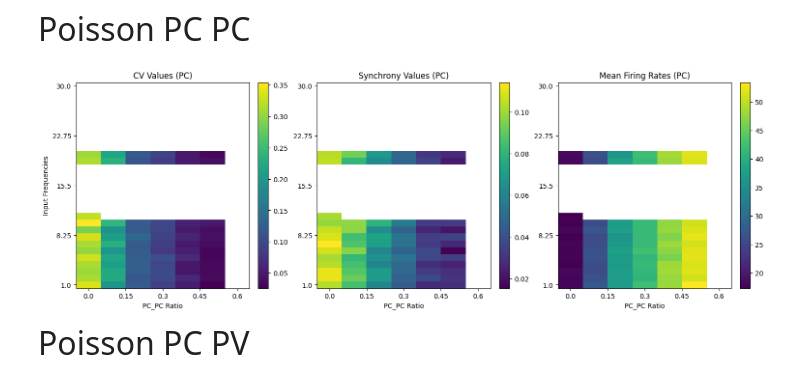
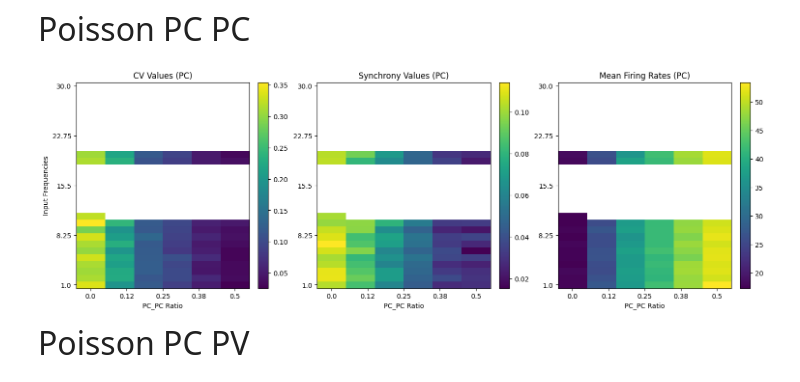
Before and after one commit to Aramatos/dynapse2_adaptation, a Jupyter notebook: Network_heatmaps_fig.ipynb, the cells around one changed output. Drawn from its saved outputs; the diff is of its cells as text; code cells hidden in the pictures.

```diff
--- a/Network_heatmaps_fig.ipynb
+++ b/Network_heatmaps_fig.ipynb
@@ -48,9 +109,9 @@ data_type_path = os.path.join(data_type_path, "Sweep_00")
 # %%
 data_path_1 = os.path.join(data_type_path, "EI_sweep_PC_PC_poisson.npy")
 data_1 = np.load(data_path_1, allow_pickle=True).item()
-plot_heatmaps(data_1, 'PC_PC Ratio')
+plot_heatmaps(data_1, 'PC_PC Ratio',ratiolimit=0.6)
 # %% [output]
-[figure, old version]
+[figure, new version]
 # %% [markdown]
 <font size=6> Poisson PC PV
 # %%
```
Also changed, not shown: parts of 6 cells of this notebook, 7 other files.
